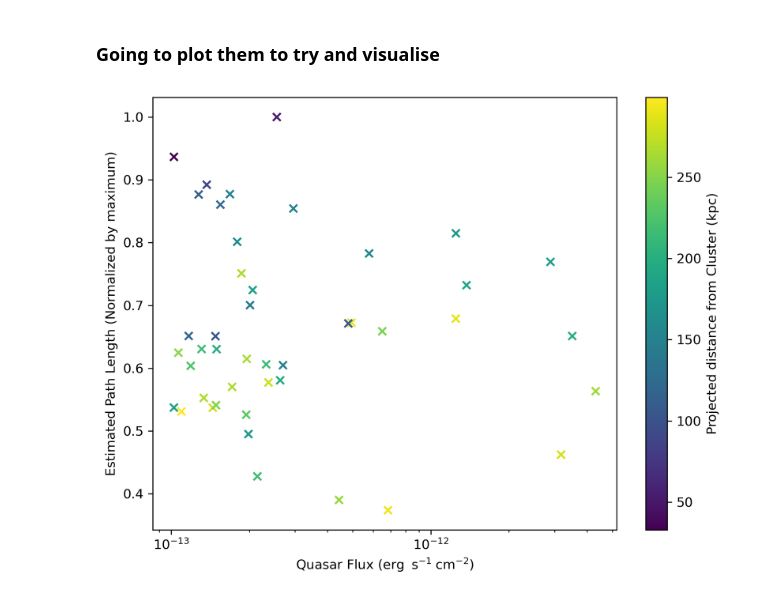
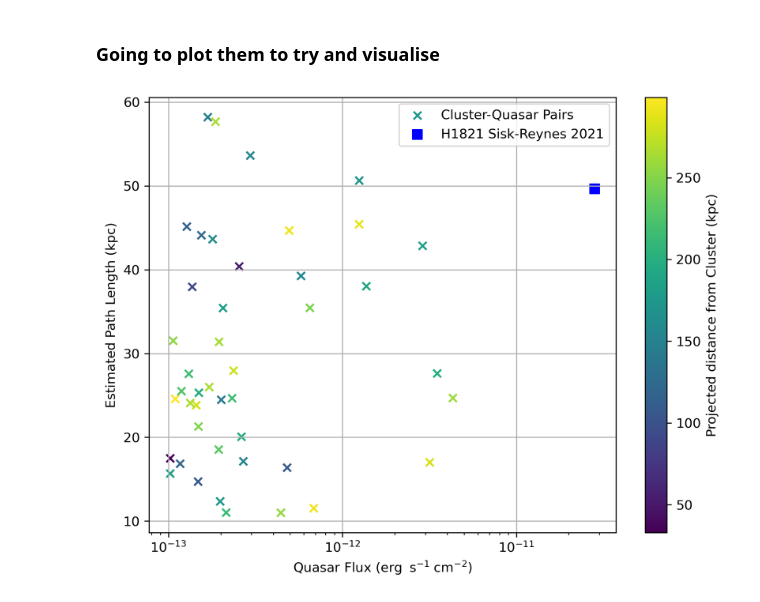
Before and after one commit to TobyWallage/Finding_Quasars_In_eRASS, a Jupyter notebook: Notebooks/Path_length_estimations.ipynb, the cells around one changed output. Drawn from its saved outputs; the diff is of its cells as text; code cells hidden in the pictures.

Commit message:
Path Length Estimates

```diff
--- a/Notebooks/Path_length_estimations.ipynb
+++ b/Notebooks/Path_length_estimations.ipynb
@@ -66,0 +93,33 @@ Table length=44
+# %%
+def test_integrand(r):
+    return np.power(r, -0.5)/(1+np.power(r/500, 2))
+
+def test_beta_integrand(r):
+    return np.power(1 + (r/25), -1.5)
+
+example_path_length = quad(test_integrand, 0, np.inf)[0]
+example_beta_path_length = quad(test_beta_integrand, 0, np.inf)[0]
+
+print(example_path_length)
+print(example_beta_path_length)
+
+x_vals = np.logspace(0, 3.5, 200)
+y_vals = test_integrand(x_vals)
+
+y_beta_vals = test_beta_integrand(x_vals)
+
+plt.figure(dpi=200)
+
+plt.plot(x_vals, y_vals, label="Sisk-Reynes 2021")
+plt.plot(x_vals, y_beta_vals, label="Beta Model Approximation")
+
+plt.loglog()
+plt.xlim(1, 3000)
+plt.grid()
+
+plt.title("Normalized Magnetic Field model")
+plt.ylabel("Magnetic Field strength (Arbitrary units)")
+plt.xlabel("Radius from Cluster Core (kpc)")
+plt.legend()
+
+plt.show()
@@ -69,12 +132,19 @@ Table length=44
 # %%
 plt.figure(dpi = 300, figsize = (8,6))
 
-plt.scatter(quasars_matched["ML_FLUX_1"], quasars_matched["PATH_LEN"], marker='x', c=quasars_matched["SEPARATION_R"])
+plt.scatter(quasars_matched["ML_FLUX_1"], quasars_matched["PATH_LEN"], marker='x', c=quasars_matched["SEPARATION_R"], label="Cluster-Quasar Pairs")
 plt.colorbar(label="Projected distance from Cluster (kpc)")
+
+plt.scatter(2.82e-11, example_path_length, marker=',', s=50, c='b', label="H1821 Sisk-Reynes 2021")
+
 plt.xscale("log")
-plt.ylabel("Estimated Path Length (Normalized by maximum)")
+# plt.yscale('log')
+plt.grid()
+
+plt.ylabel("Estimated Path Length (kpc)")
 plt.xlabel(r"Quasar Flux ($\rm{erg} \;\; \rm{s}^{-1} \; \rm{cm}^{-2}$)")
+plt.legend()
 
 plt.show()
 # %% [output]
-[figure, old version]
+[figure, new version]
```
Also changed, not shown: parts of 6 cells of this notebook.
